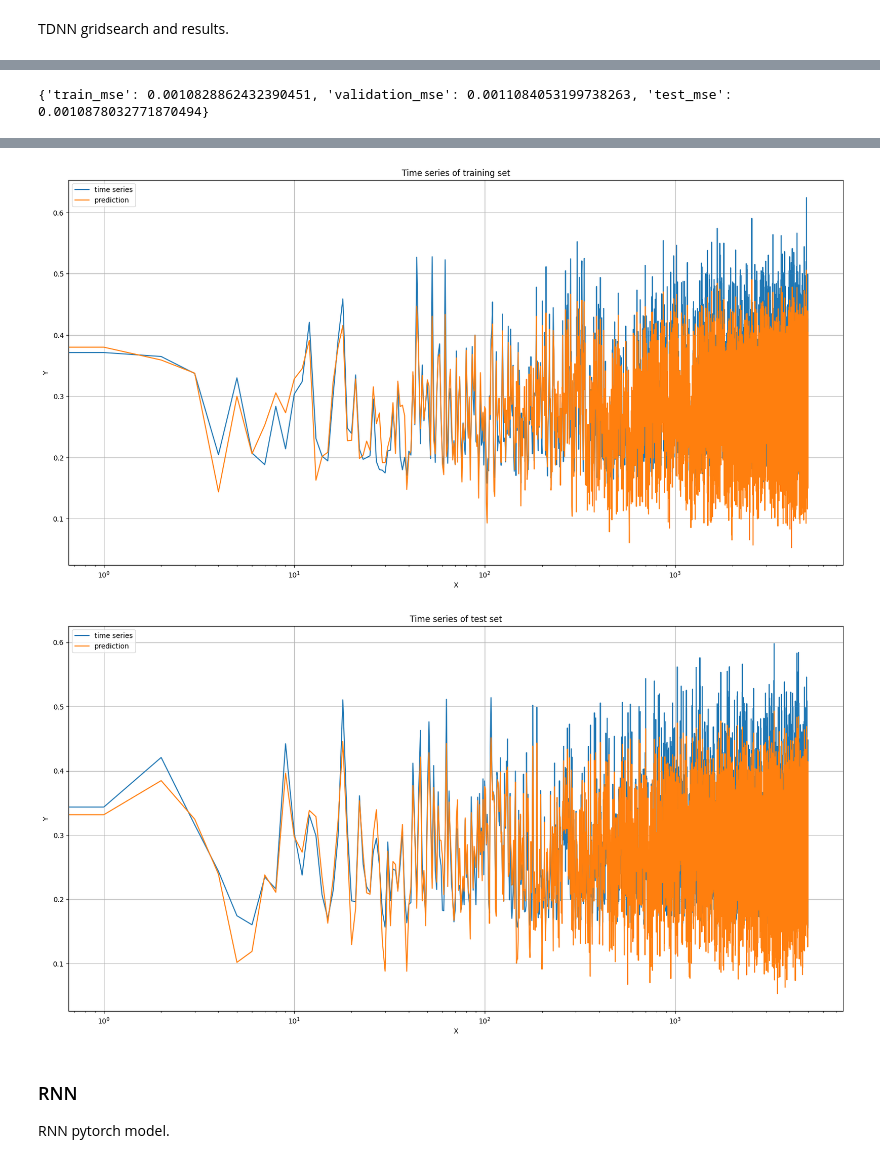
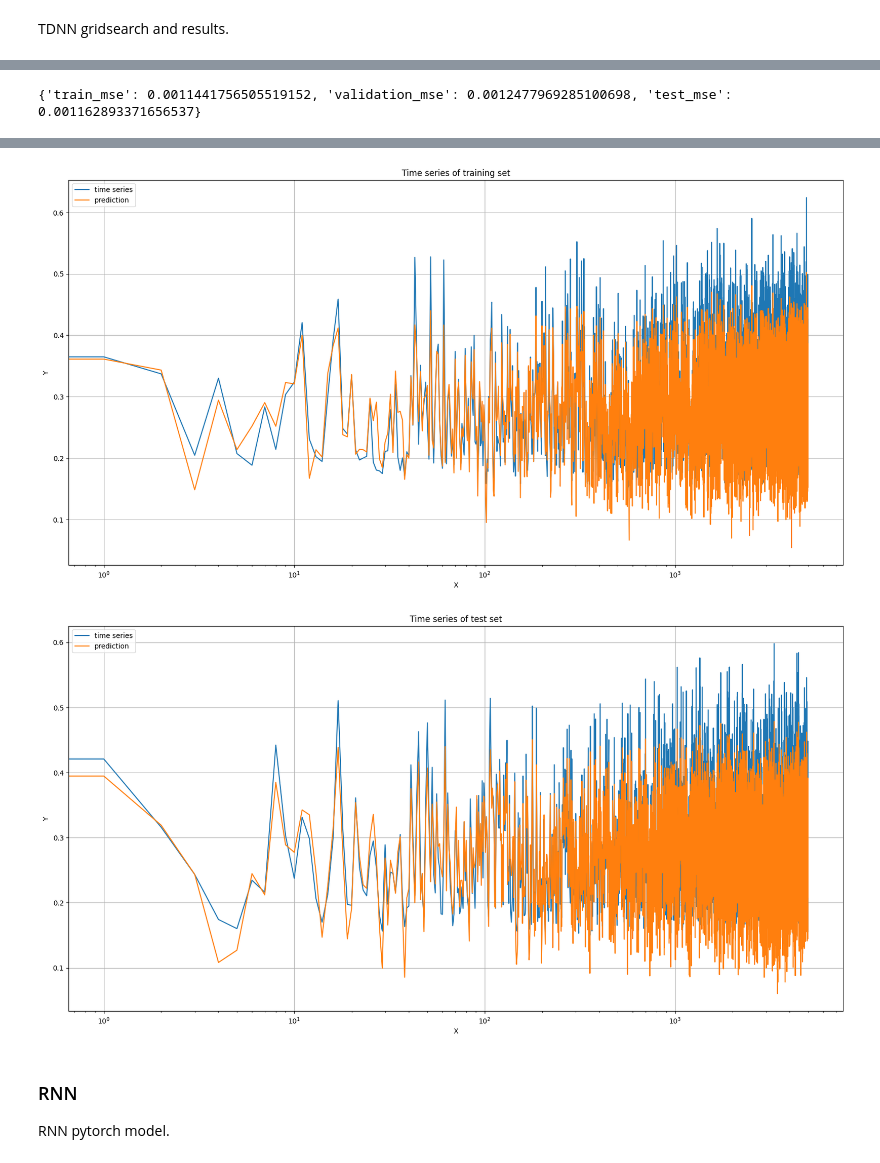
Before and after one commit to GeremiaPompei/cns_lab, a Jupyter notebook: LAB3_1/tdnn_and_ rnn.ipynb, the cells around one changed output, grey strips where cells are left out. Saved outputs shown, nothing was run; the diff lists cells and outputs as text; code cells hidden in the pictures.

```diff
--- a/LAB3_1/tdnn_and_ rnn.ipynb
+++ b/LAB3_1/tdnn_and_ rnn.ipynb
@@ -202,12 +208,12 @@ def train(
         loss_tr.backward()
         optimizer.step()
         train_loss.append(loss_tr.item())
-        train_preds.append(pred_tr.reshape(-1).tolist())
+        train_preds.append(pred_tr)
 
         model.eval()
         pred_vl = model(X_TS)
         test_loss.append(criterion(pred_vl, Y_TS).item())
-        test_preds.append(pred_vl.reshape(-1).tolist())
+        test_preds.append(pred_vl)
 
     train_loss.append(criterion(model(X_TR), Y_TR).item())
     if save_name is not None:
@@ -249,7 +255,7 @@ def gridsearch(
     best_config = {}
     best_loss = None
     X_TR, Y_TR = TR
-    for config in tqdm(configs):
+    for i, config in enumerate(tqdm(configs)):
         vl_loss = 0
         for j in range(attempts_for_config):
             _, tdnn_eval_loss, _, _ = train_func(
@@ -260,7 +266,7 @@ def gridsearch(
             )
             vl_loss += tdnn_eval_loss[-1]
         vl_loss /= attempts_for_config
-        print(f'Tried config {config} with loss {vl_loss}')
+        print(f'{i + 1}/{len(configs)} - Tried config {config} with loss {vl_loss}')
         if best_loss is None or vl_loss < best_loss:
             best_config = config
             best_loss = vl_loss
@@ -300,7 +306,7 @@ class TDNN(torch.nn.Module):
         n_layers: Number of hidden layers. Default this is 1.
         """
         super(TDNN, self).__init__()
-        hidden_layers = [torch.nn.Linear(window, hidden_size)]
+        hidden_layers = [torch.nn.Linear(window + 1, hidden_size)]
         for _ in range(n_layers - 1):
             hidden_layers.append(torch.nn.Linear(hidden_size, hidden_size))
         self.hidden_layers = torch.nn.Sequential(*hidden_layers)
@@ -358,8 +364,8 @@ def train_tdnn(
     model = TDNN(window, config['hidden_size'], 1, n_layers=config['n_layers'])
     sets = []
     for X, Y in [TR, TS]:
-        X = torch.unsqueeze(X.unfold(0, window, 1), 0)
-        Y = Y[window - 1:].reshape(1, -1, 1)
+        X = torch.unsqueeze(X.unfold(0, window + 1, 1), 0)
+        Y = Y[window:].reshape(1, -1, 1)
         sets.append((X, Y))
     return train(model, sets[0], sets[1], epochs=epochs, tqdm=tqdm, save_name=save_name, sgd_config={
         'lr': config['lr'],
@@ -381,7 +387,7 @@ tdnn_train_loss, tdnn_ts_loss, tdnn_train_pred, tdnn_eval_pred = gridsearch(
     ),
     TR=(TR_X_narma10, TR_Y_narma10),
     TS=(TS_X_narma10, TS_Y_narma10),
-    epochs=500,
+    epochs=100,
     vl_tr_size=4000,
     attempts_for_config=5,
     save_name=tdnn_save_name,
@@ -394,2 +415,2 @@ Best config: {'window': 12, 'hidden_size': 100, 'n_layers': 1, 'lr': 0.1, 'momen
 Retraining...
-{'train_mse': 0.0010828862432390451, 'validation_mse': 0.0011084053199738263, 'test_mse': 0.0010878032771870494}
+{'train_mse': 0.0011441756505519152, 'validation_mse': 0.0012477969285100698, 'test_mse': 0.001162893371656537}
@@ -397,5 +418,5 @@ Retraining...
-[figure, old version]
+[figure, new version]
-[figure, old version]
+[figure, new version]
 # %% [markdown]
 ### RNN
 
```
Also changed, not shown: parts of 27 cells of this notebook, 11 other files.
